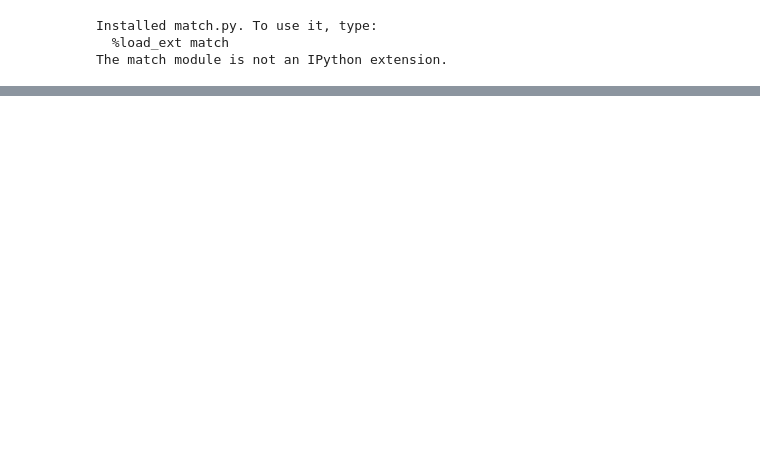
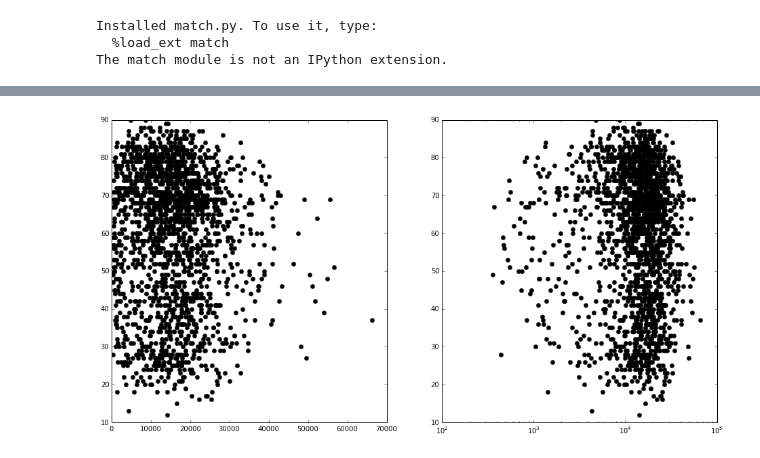
Before and after one commit to andrewzwicky/pyd2l, a Jupyter notebook: PyD2L Match Analysis.ipynb, the cells around one changed output, grey strips where cells are left out. Cells and saved outputs as stored; diff of their text form; code cells hidden in the pictures; blank space fills up the shorter version.

```diff
--- a/PyD2L Match Analysis.ipynb
+++ b/PyD2L Match Analysis.ipynb
@@ -33,0 +35,13 @@ plt.show()
+# %%
+num_bets = [match.num_bettors for match in matches]
+winner_odds = [match.odds[match.winner] for match in matches]
+fig, ax = plt.subplots(figsize=(16,8))
+ax1 = plt.subplot2grid((1, 2), (0, 0))
+ax2 = plt.subplot2grid((1, 2), (0, 1))
+fig.patch.set_facecolor('white')
+ax1.plot(num_bets, winner_odds, 'ok')
+ax2.plot(num_bets, winner_odds, 'ok')
+ax2.set_xscale('log')
+plt.show()
+# %% [output]
+[figure, added]
```
Also changed, not shown: parts of 4 cells of this notebook, 1 other file.
